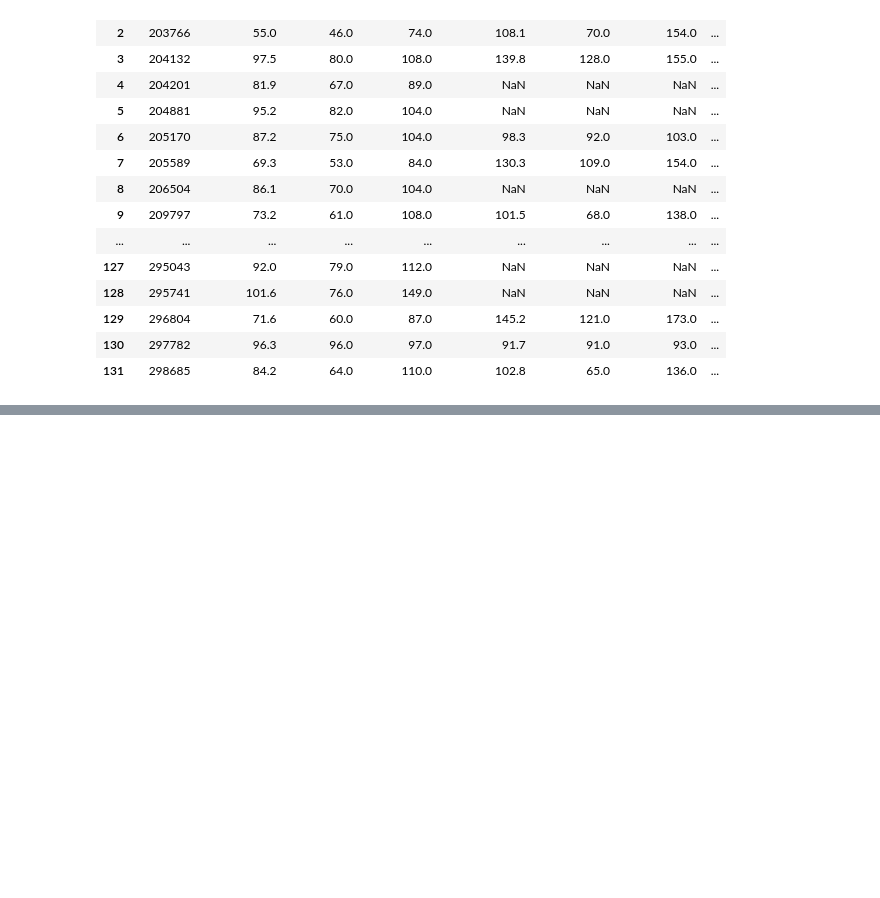
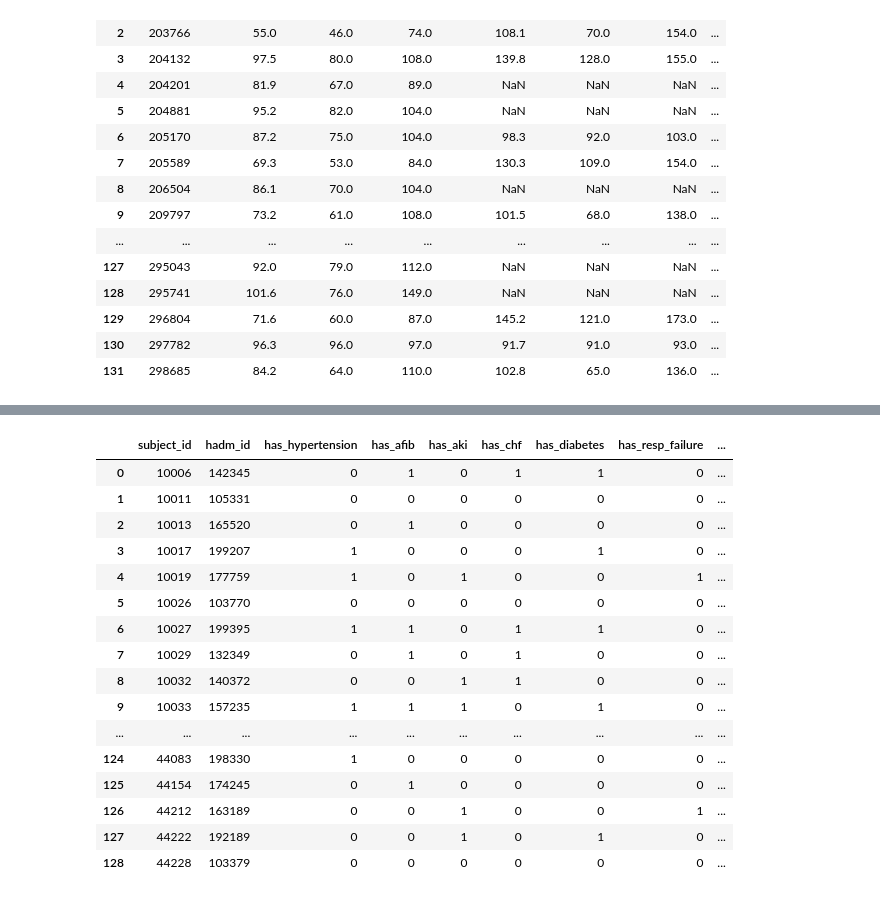
Before and after one commit to cristopher-d-delgado/clinical_intelligence, a Jupyter notebook: notebooks/eda.ipynb, the cells around one changed output, grey strips where cells are left out. Saved outputs shown, nothing was run; the diff lists cells and outputs as text; code cells hidden in the pictures; blank space fills up the shorter version.

```diff
--- a/notebooks/eda.ipynb
+++ b/notebooks/eda.ipynb
@@ -586,3 +865,63 @@ pd.read_sql(
+# %%
+pd.read_sql("""
+SELECT
+d.subject_id,
+d.hadm_id,
+
+-- Hypertension
+MAX(CASE WHEN d.icd9_code = '4019' THEN 1 ELSE 0 END) AS has_hypertension,
+
+-- Atrial Fibrillation
+MAX(CASE WHEN d.icd9_code = '42731' THEN 1 ELSE 0 END) AS has_afib,
+
+-- Acute Kidney Failure
+MAX(CASE WHEN d.icd9_code LIKE '584%' THEN 1 ELSE 0 END) AS has_aki,
+
+-- CHF
+MAX(CASE WHEN d.icd9_code LIKE '428%' THEN 1 ELSE 0 END) AS has_chf,
+
+-- Diabetes
+MAX(CASE WHEN d.icd9_code LIKE '250%' THEN 1 ELSE 0 END) AS has_diabetes,
+
+-- Acute Respiratory Failure
+MAX(CASE WHEN d.icd9_code = '51881' THEN 1 ELSE 0 END) AS has_resp_failure,
+
+-- Sepsis (both codes combined)
+MAX(CASE WHEN d.icd9_code IN ('99592', '0389') THEN 1 ELSE 0 END) AS has_sepsis,
+
+-- Anemia
+MAX(CASE WHEN d.icd9_code LIKE '285%' THEN 1 ELSE 0 END) AS has_anemia,
+
+-- Coronary Artery Disease
+MAX(CASE WHEN d.icd9_code LIKE '414%' THEN 1 ELSE 0 END) AS has_cad,
+
+-- Acidosis
+MAX(CASE WHEN d.icd9_code = '2762' THEN 1 ELSE 0 END) AS has_acidosis,
+
+-- Total diagnoses (complexity proxy)
+COUNT(DISTINCT d.icd9_code) AS n_diagnoses
+
+FROM diagnoses_icd AS d
+GROUP BY d.subject_id, d.hadm_id;
+""", conn)
+# %% [output]
+|  | subject_id | hadm_id | has_hypertension | has_afib | has_aki | has_chf | has_diabetes | has_resp_failure | ... |
+| 0 | 10006 | 142345 | 0 | 1 | 0 | 1 | 1 | 0 | ... |
+| 1 | 10011 | 105331 | 0 | 0 | 0 | 0 | 0 | 0 | ... |
+| 2 | 10013 | 165520 | 0 | 1 | 0 | 0 | 0 | 0 | ... |
+| 3 | 10017 | 199207 | 1 | 0 | 0 | 0 | 1 | 0 | ... |
+| 4 | 10019 | 177759 | 1 | 0 | 1 | 0 | 0 | 1 | ... |
+| 5 | 10026 | 103770 | 0 | 0 | 0 | 0 | 0 | 0 | ... |
+| 6 | 10027 | 199395 | 1 | 1 | 0 | 1 | 1 | 0 | ... |
+| 7 | 10029 | 132349 | 0 | 1 | 0 | 1 | 0 | 0 | ... |
+| 8 | 10032 | 140372 | 0 | 0 | 1 | 1 | 0 | 0 | ... |
+| 9 | 10033 | 157235 | 1 | 1 | 1 | 0 | 1 | 0 | ... |
+| ... | ... | ... | ... | ... | ... | ... | ... | ... | ... |
+| 124 | 44083 | 198330 | 1 | 0 | 0 | 0 | 0 | 0 | ... |
+| 125 | 44154 | 174245 | 0 | 1 | 0 | 0 | 0 | 0 | ... |
+| 126 | 44212 | 163189 | 0 | 0 | 1 | 0 | 0 | 1 | ... |
+| 127 | 44222 | 192189 | 0 | 0 | 1 | 0 | 1 | 0 | ... |
+| 128 | 44228 | 103379 | 0 | 0 | 0 | 0 | 0 | 0 | ... |
 # %%
 
 # # Register views from features.sql file
```
Also changed, not shown: parts of 12 cells of this notebook.
